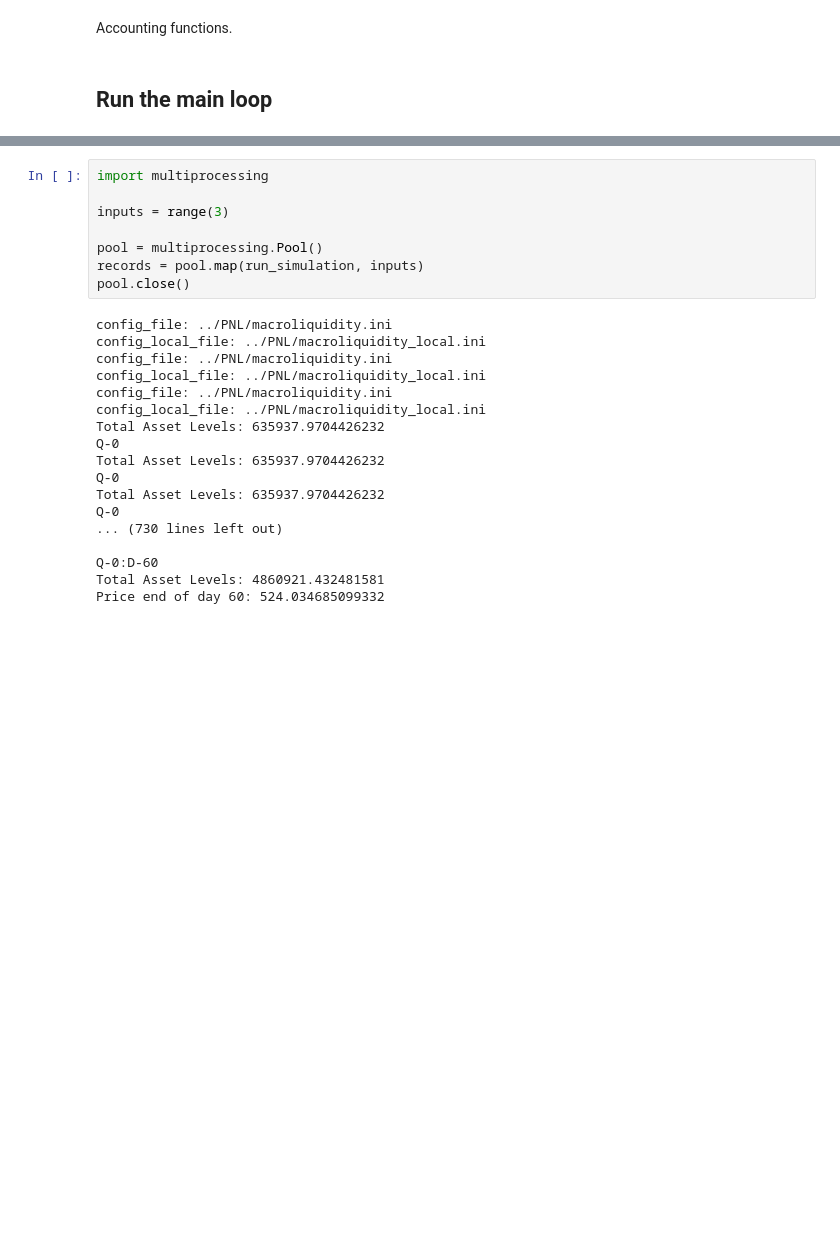
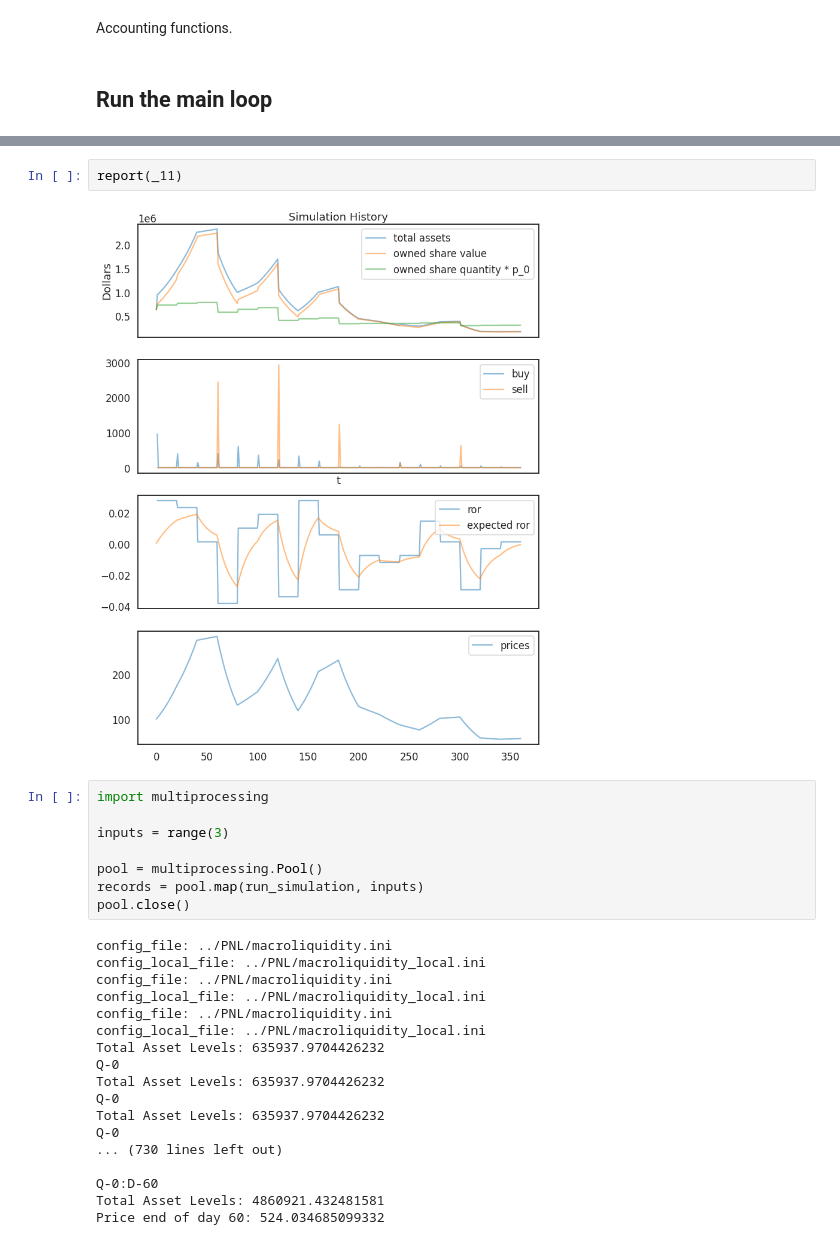
Before and after one commit to sbenthall/SHARKFin, a Jupyter notebook: HARK/Macro-Micro Foundations Demo Code.ipynb, the cells around one changed output, grey strips where cells are left out. Saved outputs shown, nothing was run; the diff lists cells and outputs as text; blank space fills up the shorter version.

```diff
--- a/HARK/Macro-Micro Foundations Demo Code.ipynb
+++ b/HARK/Macro-Micro Foundations Demo Code.ipynb
@@ -526,3 +662,7 @@ def run_simulation(i):
+# %%
+report(_11)
+# %% [output]
+[figure, added]
 # %%
 import multiprocessing
 
```
Also changed, not shown: parts of 5 cells of this notebook.
